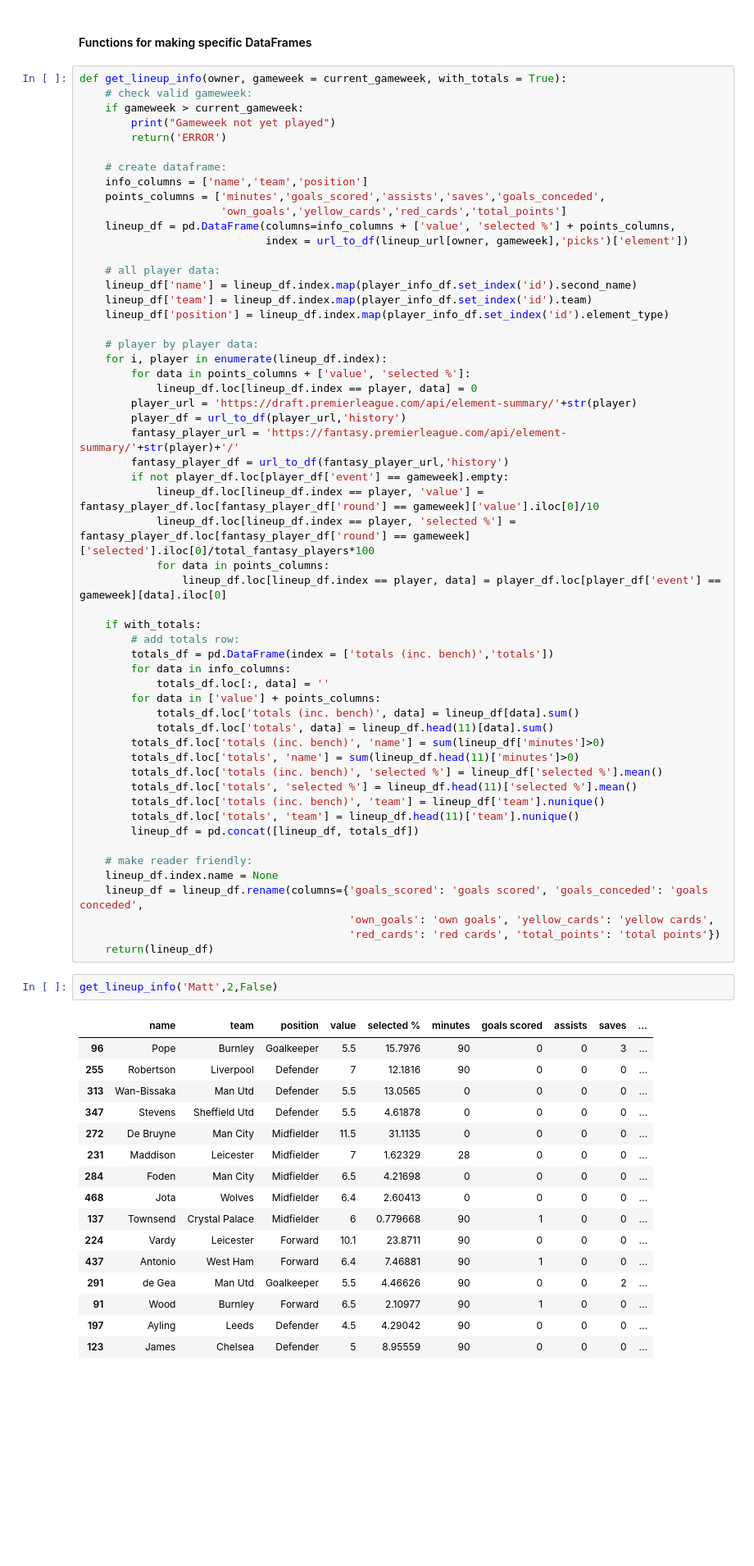
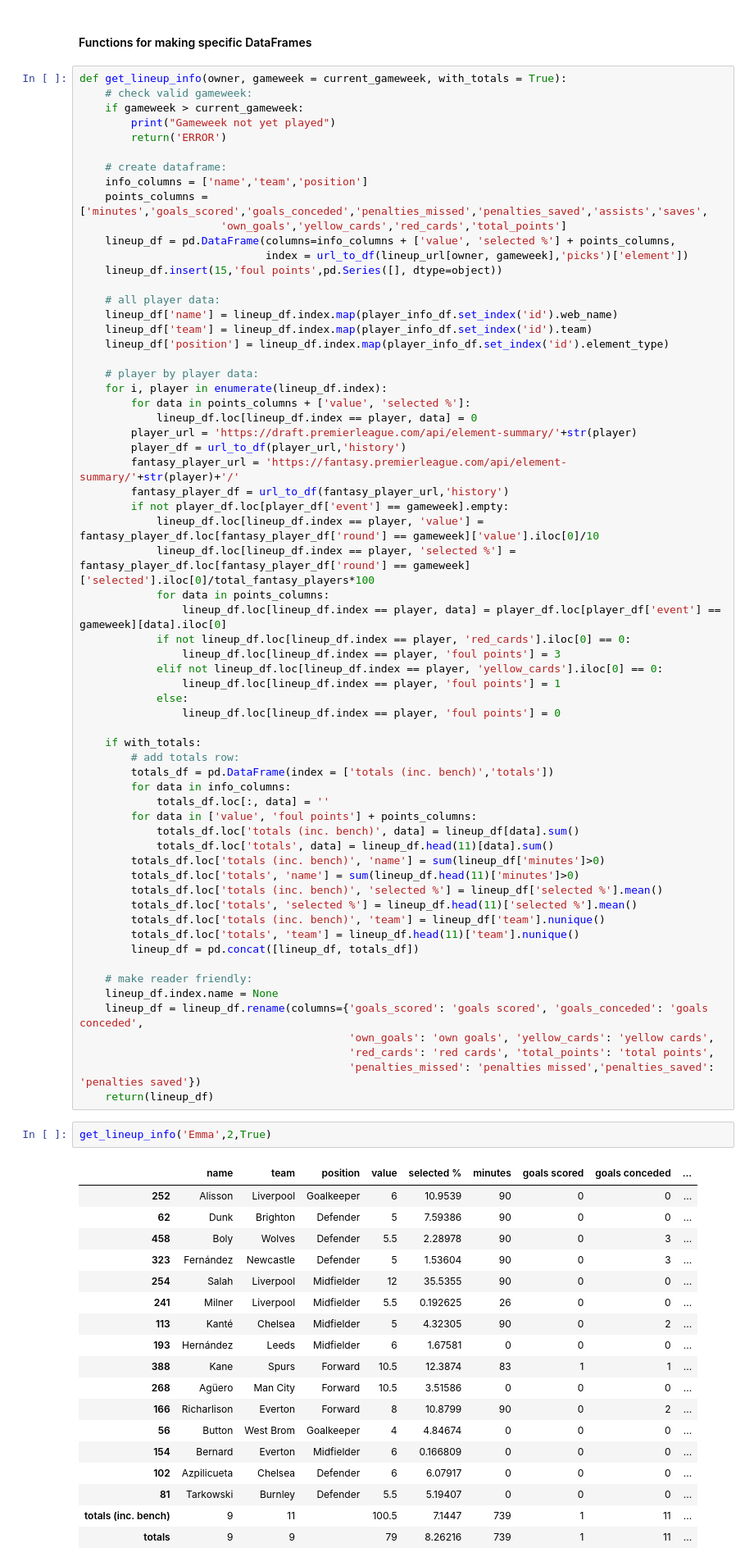
Before and after one commit to mattdanhall/fantasy_stats, a Jupyter notebook: fantasy_stats.ipynb, the cells around one changed output. Shown: that part at 82% size. Drawn from its saved outputs; the diff is of its cells as text; blank space fills up the shorter version.

```diff
--- a/fantasy_stats.ipynb
+++ b/fantasy_stats.ipynb
@@ -69,13 +69,14 @@ def get_lineup_info(owner, gameweek = current_gameweek, with_totals = True):
 
     # create dataframe:
     info_columns = ['name','team','position']
-    points_columns = ['minutes','goals_scored','assists','saves','goals_conceded',
+    points_columns = ['minutes','goals_scored','goals_conceded','penalties_missed','penalties_saved','assists','saves',
                       'own_goals','yellow_cards','red_cards','total_points']
     lineup_df = pd.DataFrame(columns=info_columns + ['value', 'selected %'] + points_columns,
                              index = url_to_df(lineup_url[owner, gameweek],'picks')['element'])
+    lineup_df.insert(15,'foul points',pd.Series([], dtype=object))
 
     # all player data:
-    lineup_df['name'] = lineup_df.index.map(player_info_df.set_index('id').second_name)
+    lineup_df['name'] = lineup_df.index.map(player_info_df.set_index('id').web_name)
     lineup_df['team'] = lineup_df.index.map(player_info_df.set_index('id').team)
     lineup_df['position'] = lineup_df.index.map(player_info_df.set_index('id').element_type)
 
@@ -92,13 +93,19 @@ def get_lineup_info(owner, gameweek = current_gameweek, with_totals = True):
             lineup_df.loc[lineup_df.index == player, 'selected %'] = fantasy_player_df.loc[fantasy_player_df['round'] == gameweek]['selected'].iloc[0]/total_fantasy_players*100
             for data in points_columns:
                 lineup_df.loc[lineup_df.index == player, data] = player_df.loc[player_df['event'] == gameweek][data].iloc[0]
+            if not lineup_df.loc[lineup_df.index == player, 'red_cards'].iloc[0] == 0:
+                lineup_df.loc[lineup_df.index == player, 'foul points'] = 3
+            elif not lineup_df.loc[lineup_df.index == player, 'yellow_cards'].iloc[0] == 0:
+                lineup_df.loc[lineup_df.index == player, 'foul points'] = 1
+            else:
+                lineup_df.loc[lineup_df.index == player, 'foul points'] = 0
 
     if with_totals:
         # add totals row:
         totals_df = pd.DataFrame(index = ['totals (inc. bench)','totals'])
         for data in info_columns:
             totals_df.loc[:, data] = ''
-        for data in ['value'] + points_columns:
+        for data in ['value', 'foul points'] + points_columns:
             totals_df.loc['totals (inc. bench)', data] = lineup_df[data].sum()
             totals_df.loc['totals', data] = lineup_df.head(11)[data].sum()
         totals_df.loc['totals (inc. bench)', 'name'] = sum(lineup_df['minutes']>0)
@@ -113,27 +120,30 @@ def get_lineup_info(owner, gameweek = current_gameweek, with_totals = True):
     lineup_df.index.name = None
     lineup_df = lineup_df.rename(columns={'goals_scored': 'goals scored', 'goals_conceded': 'goals conceded',
                                           'own_goals': 'own goals', 'yellow_cards': 'yellow cards',
-                                          'red_cards': 'red cards', 'total_points': 'total points'})
+                                          'red_cards': 'red cards', 'total_points': 'total points',
+                                          'penalties_missed': 'penalties missed','penalties_saved': 'penalties saved'})
     return(lineup_df)
 # %%
-get_lineup_info('Matt',2,False)
+get_lineup_info('Emma',2,True)
 # %% [output]
-|  | name | team | position | value | selected % | minutes | goals scored | assists | saves | ... |
-| 96 | Pope | Burnley | Goalkeeper | 5.5 | 15.7976 | 90 | 0 | 0 | 3 | ... |
-| 255 | Robertson | Liverpool | Defender | 7 | 12.1816 | 90 | 0 | 0 | 0 | ... |
-| 313 | Wan-Bissaka | Man Utd | Defender | 5.5 | 13.0565 | 0 | 0 | 0 | 0 | ... |
-| 347 | Stevens | Sheffield Utd | Defender | 5.5 | 4.61878 | 0 | 0 | 0 | 0 | ... |
-| 272 | De Bruyne | Man City | Midfielder | 11.5 | 31.1135 | 0 | 0 | 0 | 0 | ... |
-| 231 | Maddison | Leicester | Midfielder | 7 | 1.62329 | 28 | 0 | 0 | 0 | ... |
-| 284 | Foden | Man City | Midfielder | 6.5 | 4.21698 | 0 | 0 | 0 | 0 | ... |
-| 468 | Jota | Wolves | Midfielder | 6.4 | 2.60413 | 0 | 0 | 0 | 0 | ... |
-| 137 | Townsend | Crystal Palace | Midfielder | 6 | 0.779668 | 90 | 1 | 0 | 0 | ... |
-| 224 | Vardy | Leicester | Forward | 10.1 | 23.8711 | 90 | 0 | 0 | 0 | ... |
-| 437 | Antonio | West Ham | Forward | 6.4 | 7.46881 | 90 | 1 | 0 | 0 | ... |
-| 291 | de Gea | Man Utd | Goalkeeper | 5.5 | 4.46626 | 90 | 0 | 0 | 2 | ... |
-| 91 | Wood | Burnley | Forward | 6.5 | 2.10977 | 90 | 1 | 0 | 0 | ... |
-| 197 | Ayling | Leeds | Defender | 4.5 | 4.29042 | 90 | 0 | 0 | 0 | ... |
-| 123 | James | Chelsea | Defender | 5 | 8.95559 | 90 | 0 | 0 | 0 | ... |
+|  | name | team | position | value | selected % | minutes | goals scored | goals conceded | ... |
+| 252 | Alisson | Liverpool | Goalkeeper | 6 | 10.9539 | 90 | 0 | 0 | ... |
+| 62 | Dunk | Brighton | Defender | 5 | 7.59386 | 90 | 0 | 0 | ... |
+| 458 | Boly | Wolves | Defender | 5.5 | 2.28978 | 90 | 0 | 3 | ... |
+| 323 | Fernández | Newcastle | Defender | 5 | 1.53604 | 90 | 0 | 3 | ... |
+| 254 | Salah | Liverpool | Midfielder | 12 | 35.5355 | 90 | 0 | 0 | ... |
+| 241 | Milner | Liverpool | Midfielder | 5.5 | 0.192625 | 26 | 0 | 0 | ... |
+| 113 | Kanté | Chelsea | Midfielder | 5 | 4.32305 | 90 | 0 | 2 | ... |
+| 193 | Hernández | Leeds | Midfielder | 6 | 1.67581 | 0 | 0 | 0 | ... |
+| 388 | Kane | Spurs | Forward | 10.5 | 12.3874 | 83 | 1 | 1 | ... |
+| 268 | Agüero | Man City | Forward | 10.5 | 3.51586 | 0 | 0 | 0 | ... |
+| 166 | Richarlison | Everton | Forward | 8 | 10.8799 | 90 | 0 | 2 | ... |
+| 56 | Button | West Brom | Goalkeeper | 4 | 4.84674 | 0 | 0 | 0 | ... |
+| 154 | Bernard | Everton | Midfielder | 6 | 0.166809 | 0 | 0 | 0 | ... |
+| 102 | Azpilicueta | Chelsea | Defender | 6 | 6.07917 | 0 | 0 | 0 | ... |
+| 81 | Tarkowski | Burnley | Defender | 5.5 | 5.19407 | 0 | 0 | 0 | ... |
+| totals (inc. bench) | 9 | 11 |  | 100.5 | 7.1447 | 739 | 1 | 11 | ... |
+| totals | 9 | 9 |  | 79 | 8.26216 | 739 | 1 | 11 | ... |
 # %%
 def get_league_standings(Cumulative=True):
     gameweek_range = range(1,current_gameweek+1)
```
Also changed, not shown: parts of 10 cells of this notebook, 4 other files.
